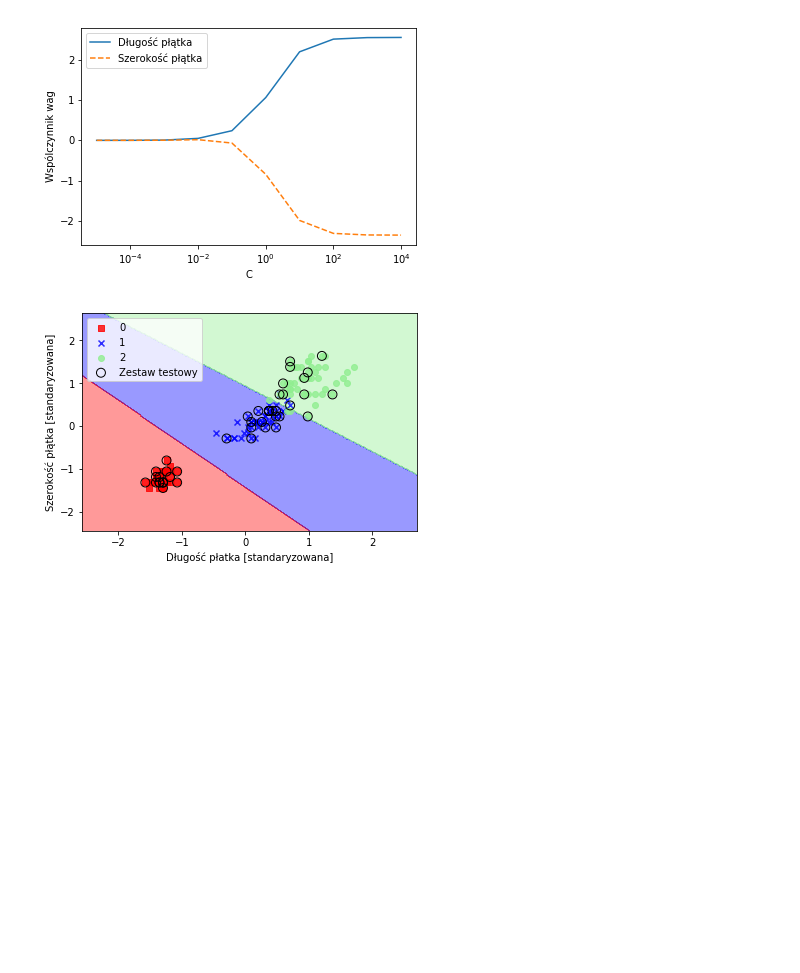
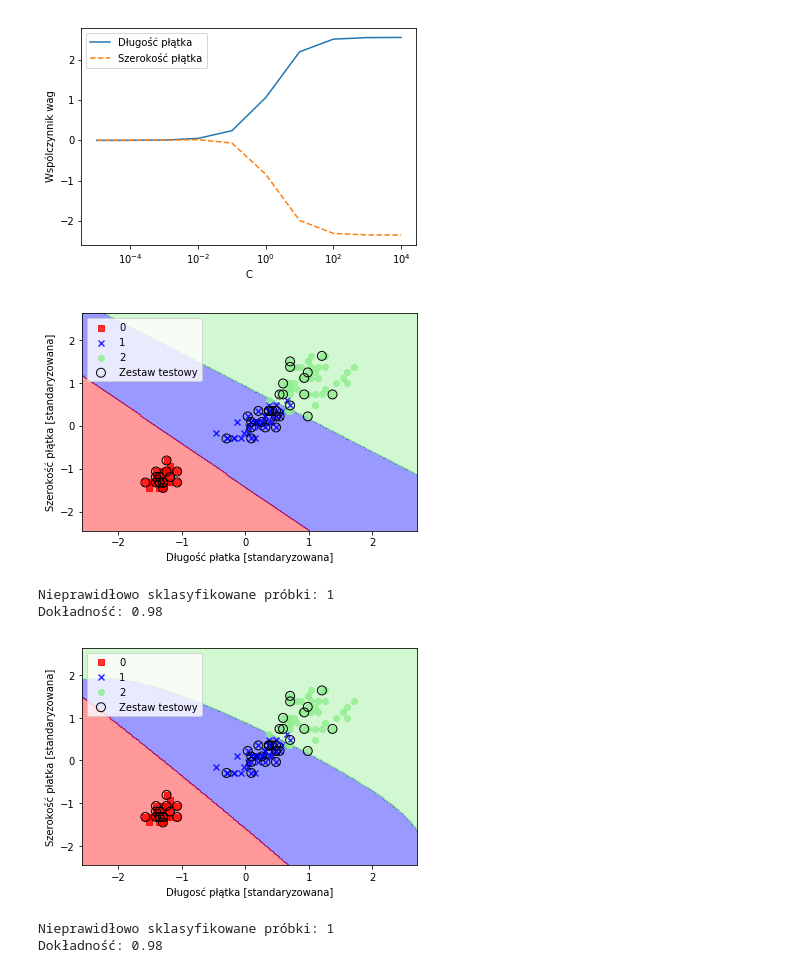
Before and after one commit to grabarczykm/Iris-data-sklearn, a Jupyter notebook: Iris - sklearn.ipynb, the cells around one changed output. Cells and saved outputs as stored; diff of their text form; code cells hidden in the pictures; blank space fills up the shorter version.

Commit message:
Various classifiers used on Iris data set

```diff
--- a/Iris - sklearn.ipynb
+++ b/Iris - sklearn.ipynb
@@ -140,5 +149,32 @@ plt.xlabel('Długość płatka [standaryzowana]')
 plt.ylabel('Szerokość płątka [standaryzowana]')
 plt.legend(loc='upper left')
 plt.show()
+
+#Przewidywanie klas
+y_pred = svm.predict(X_test_std)
+print('Nieprawidłowo sklasyfikowane próbki: %d' %(y_test != y_pred).sum())
+print('Dokładność: %.2f' % accuracy_score(y_test, y_pred))
 # %% [output]
 [figure]
+Nieprawidłowo sklasyfikowane próbki: 1
+Dokładność: 0.98
+# %%
+#Jądro SVM, gamma =0.2
+svm = SVC(kernel='rbf', random_state=0, gamma=0.2, C=1.0) #gamma - parametr sztywności granic
+svm.fit(X_train_std, y_train)
+plot_decision_regions(X_combined_std,
+                     y_combined, classifier=svm,
+                     test_idx=range(105,150))
+plt.xlabel('Długosć płątka [standaryzowana]')
+plt.ylabel('Szerokość płatka [standaryzowana]')
+plt.legend(loc='upper left')
+plt.show()
+
+#Przewidywanie klas
+y_pred = svm.predict(X_test_std)
+print('Nieprawidłowo sklasyfikowane próbki: %d' %(y_test != y_pred).sum())
+print('Dokładność: %.2f' % accuracy_score(y_test, y_pred))
+# %% [output]
+[figure, added]
+Nieprawidłowo sklasyfikowane próbki: 1
+Dokładność: 0.98
```
Also changed, not shown: parts of 6 cells of this notebook, 1 other file.
